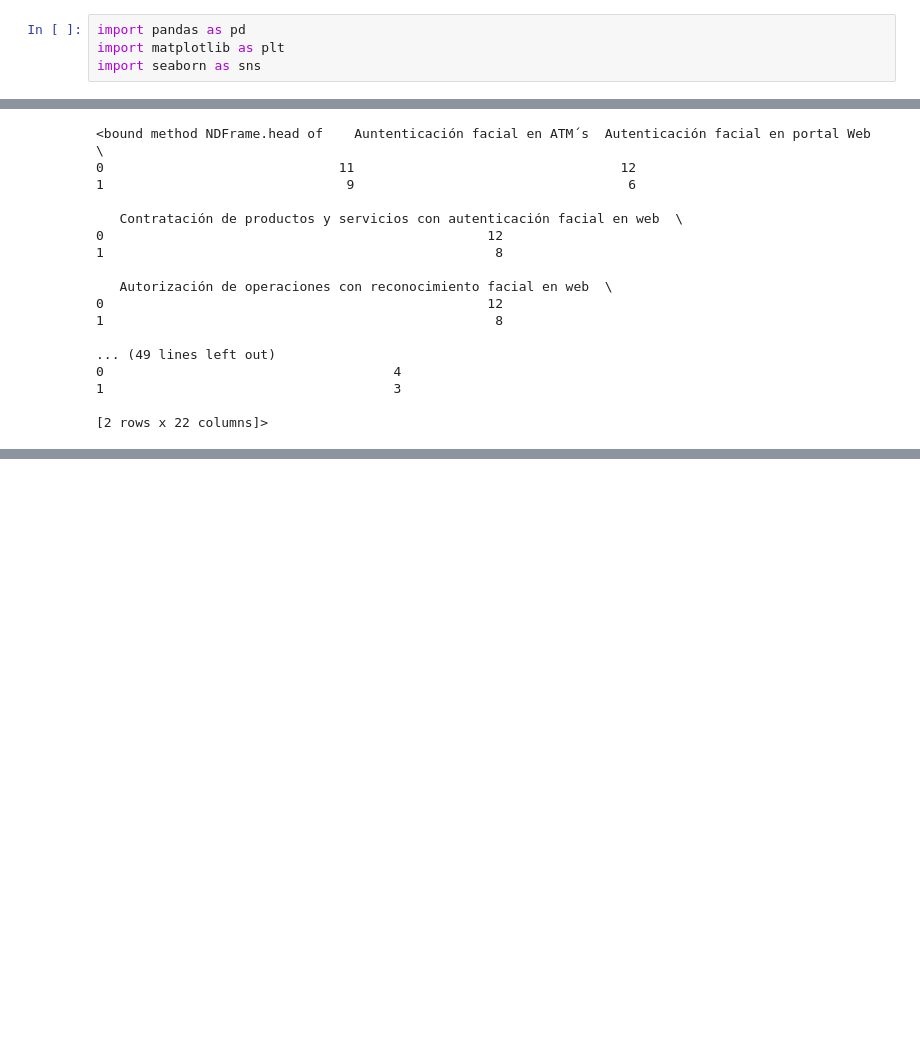
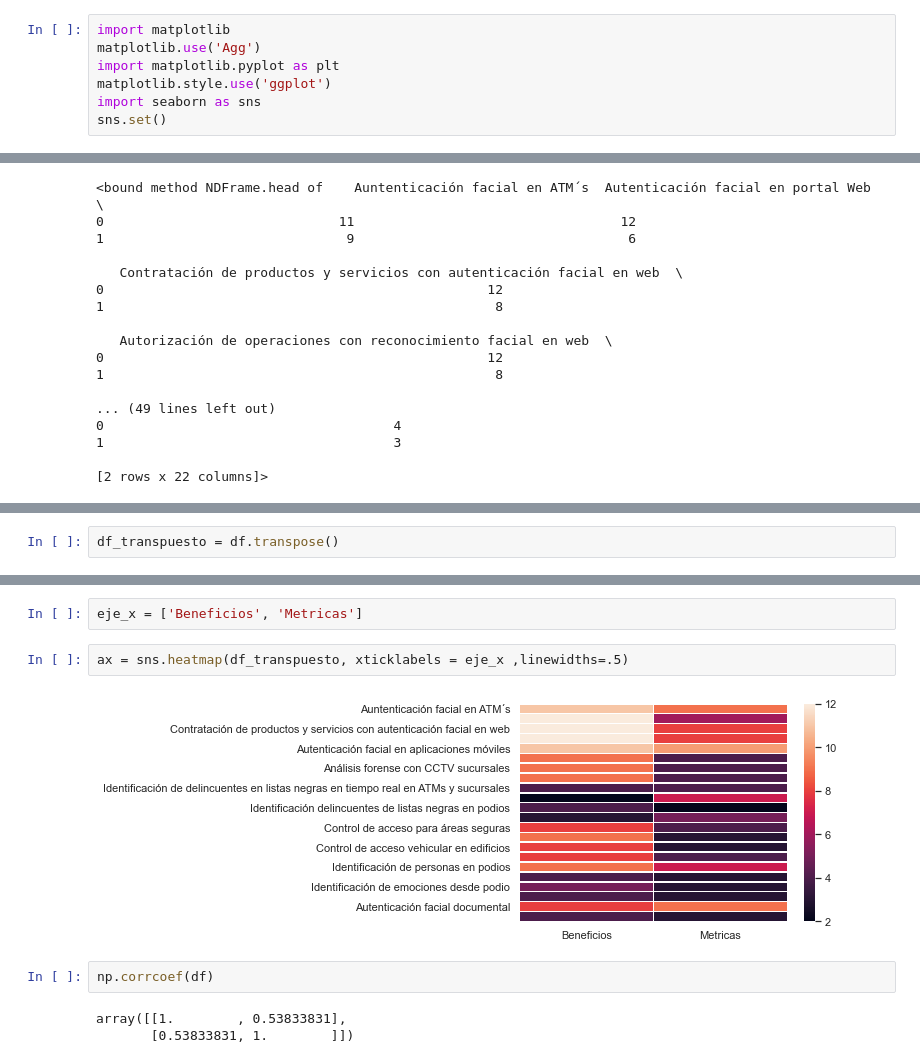
Before and after one commit to SPQR14/PythonBootcamp, a Jupyter notebook: RF/Mapa de calor RF.ipynb, the cells around one changed output, grey strips where cells are left out. Cells and saved outputs as stored; diff of their text form; blank space fills up the shorter version.

```diff
--- a/RF/Mapa de calor RF.ipynb
+++ b/RF/Mapa de calor RF.ipynb
@@ -1,4 +1,7 @@
 # %%
-import pandas as pd
-import matplotlib as plt
+import matplotlib
+matplotlib.use('Agg')
+import matplotlib.pyplot as plt
+matplotlib.style.use('ggplot')
 import seaborn as sns
+sns.set()
@@ -39,0 +67,2 @@ df.describe()
+# %%
+df_transpuesto = df.transpose()
@@ -39,0 +89,11 @@ df.describe()
+# %%
+eje_x = ['Beneficios', 'Metricas']
+# %%
+ax = sns.heatmap(df_transpuesto, xticklabels = eje_x ,linewidths=.5)
+# %% [output]
+[figure, added]
+# %%
+np.corrcoef(df)
+# %% [output]
+array([[1.        , 0.53833831],
+       [0.53833831, 1.        ]])
```
Also changed, not shown: parts of 7 cells of this notebook, 3 other files.
